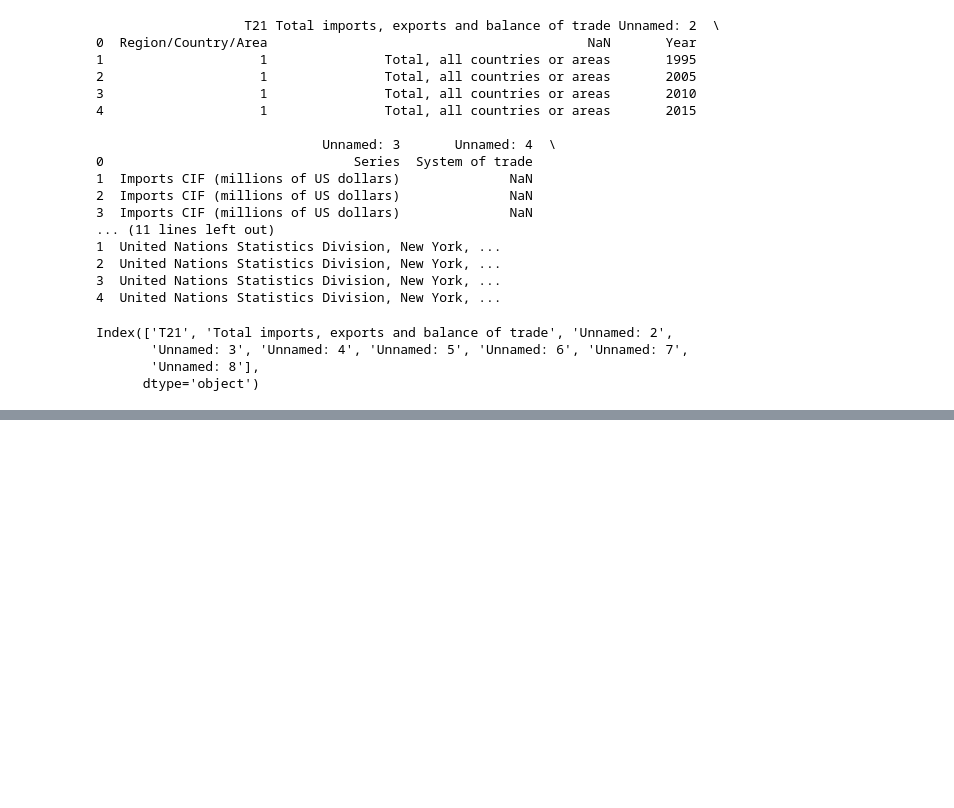
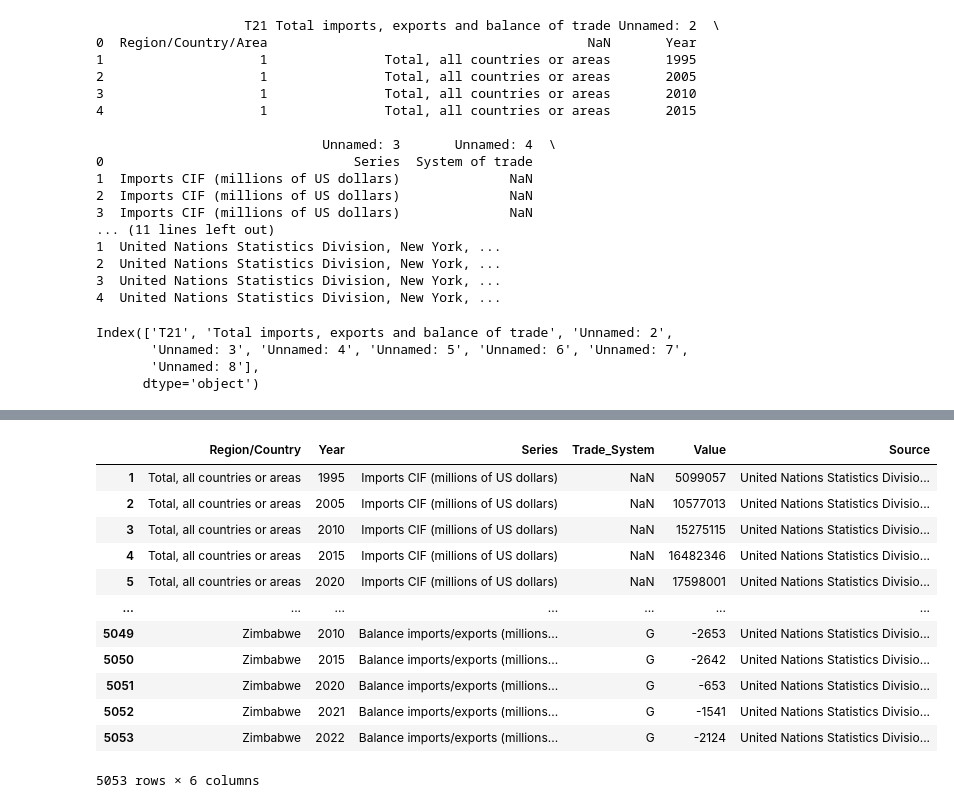
Before and after one commit to edufsi/Projeto-Desafio, a Jupyter notebook: Desafio.ipynb, the cells around one changed output, grey strips where cells are left out. Cells and saved outputs as stored; diff of their text form; code cells hidden in the pictures; blank space fills up the shorter version.

```diff
--- a/Desafio.ipynb
+++ b/Desafio.ipynb
@@ -339,0 +467,19 @@ Index(['Region/Country/Area', 'Region/Country', 'Year', 'Series',
+# %%
+# vamos descartar tambem footnotes, que está servindo apenas para dizer onde uma informação é estimada
+dados_exportacoes.drop('Footnotes', axis=1, inplace=True)
+# %%
+dados_exportacoes
+# %% [output]
+|  | Region/Country | Year | Series | Trade_System | Value | Source |
+| 1 | Total, all countries or areas | 1995 | Imports CIF (millions of US dollars) | NaN | 5099057 | United Nations Statistics Divisio... |
+| 2 | Total, all countries or areas | 2005 | Imports CIF (millions of US dollars) | NaN | 10577013 | United Nations Statistics Divisio... |
+| 3 | Total, all countries or areas | 2010 | Imports CIF (millions of US dollars) | NaN | 15275115 | United Nations Statistics Divisio... |
+| 4 | Total, all countries or areas | 2015 | Imports CIF (millions of US dollars) | NaN | 16482346 | United Nations Statistics Divisio... |
+| 5 | Total, all countries or areas | 2020 | Imports CIF (millions of US dollars) | NaN | 17598001 | United Nations Statistics Divisio... |
+| ... | ... | ... | ... | ... | ... | ... |
+| 5049 | Zimbabwe | 2010 | Balance imports/exports (millions... | G | -2653 | United Nations Statistics Divisio... |
+| 5050 | Zimbabwe | 2015 | Balance imports/exports (millions... | G | -2642 | United Nations Statistics Divisio... |
+| 5051 | Zimbabwe | 2020 | Balance imports/exports (millions... | G | -653 | United Nations Statistics Divisio... |
+| 5052 | Zimbabwe | 2021 | Balance imports/exports (millions... | G | -1541 | United Nations Statistics Divisio... |
+| 5053 | Zimbabwe | 2022 | Balance imports/exports (millions... | G | -2124 | United Nations Statistics Divisio... |
+5053 rows × 6 columns
```
Also changed, not shown: parts of 14 cells of this notebook.
